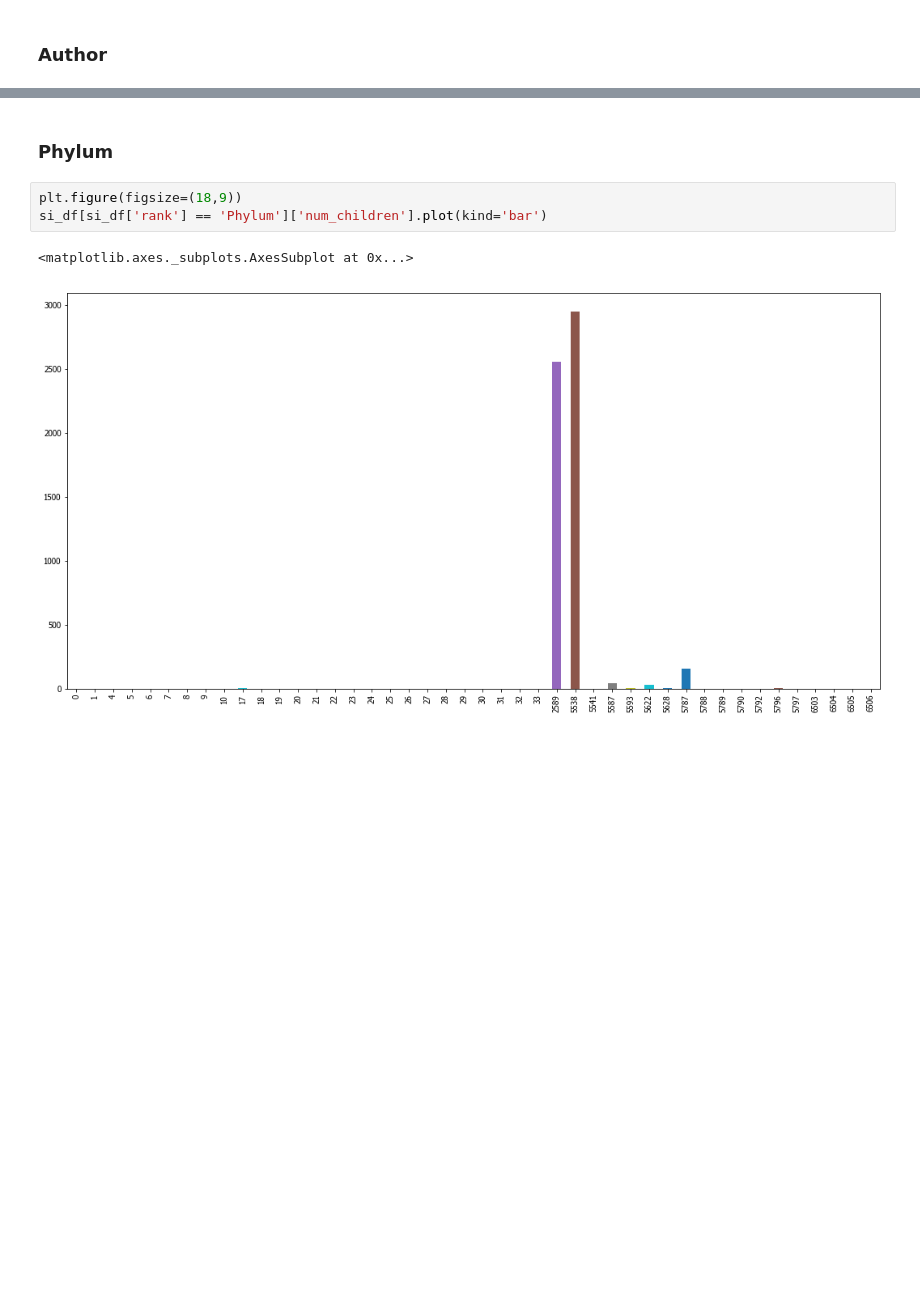
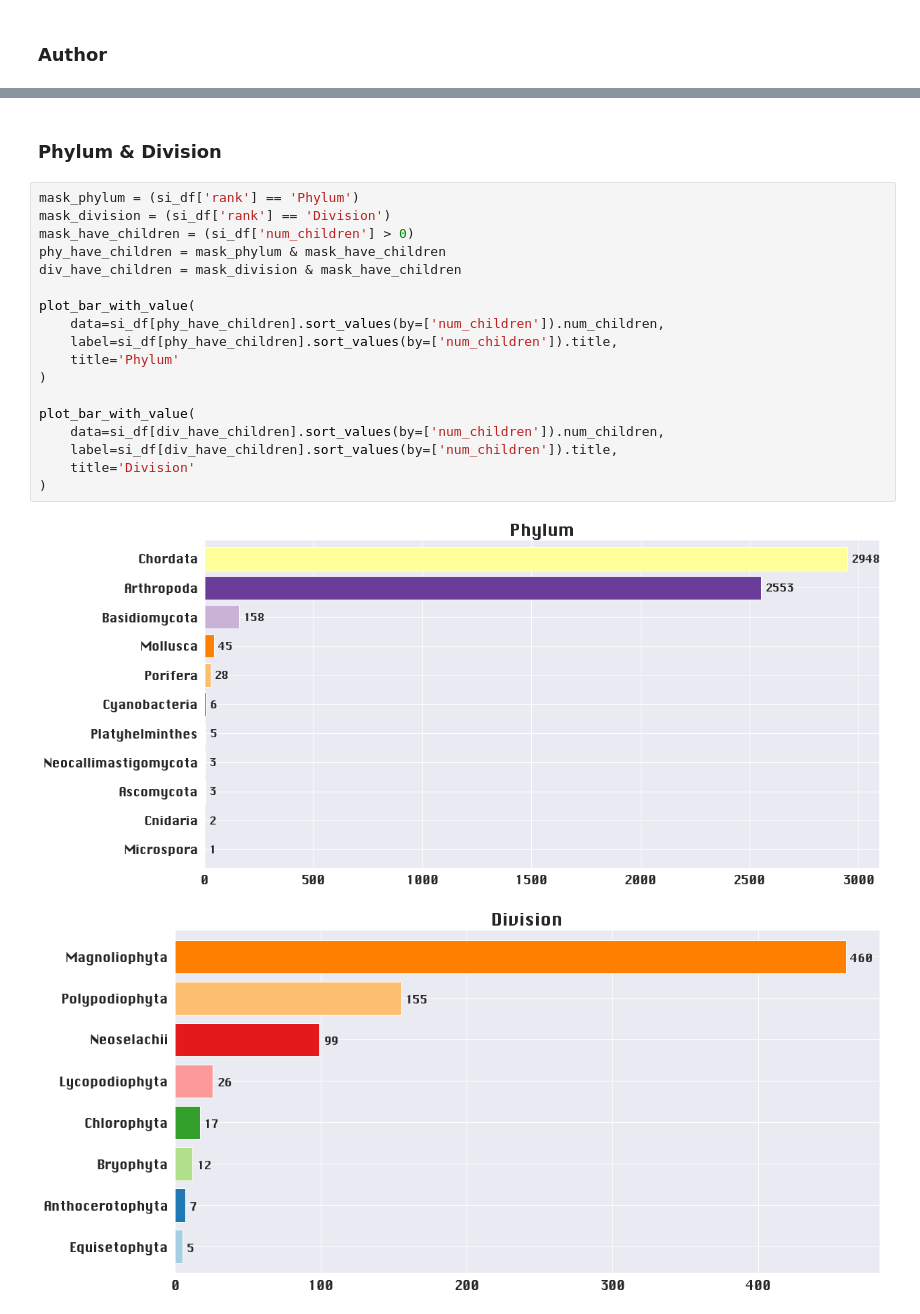
Before and after one commit to bluenex/siamensis-si, a Jupyter notebook: ipynb/si-stats.ipynb, the cells around one changed output, grey strips where cells are left out. Drawn from its saved outputs; the diff is of its cells as text; blank space fills up the shorter version.

```diff
--- a/ipynb/si-stats.ipynb
+++ b/ipynb/si-stats.ipynb
@@ -24,8 +159,23 @@ si_df.groupby('author').id.count().plot(kind='pie')
 # %% [markdown]
-### Phylum
+### Phylum & Division
-# %%
-plt.figure(figsize=(18,9))
-si_df[si_df['rank'] == 'Phylum']['num_children'].plot(kind='bar')
-# %% [output]
-<matplotlib.axes._subplots.AxesSubplot at 0x...>
-[figure, removed]
+# %%
+mask_phylum = (si_df['rank'] == 'Phylum')
+mask_division = (si_df['rank'] == 'Division')
+mask_have_children = (si_df['num_children'] > 0)
+phy_have_children = mask_phylum & mask_have_children
+div_have_children = mask_division & mask_have_children
+
+plot_bar_with_value(
+    data=si_df[phy_have_children].sort_values(by=['num_children']).num_children,
+    label=si_df[phy_have_children].sort_values(by=['num_children']).title,
+    title='Phylum'
+)
+
+plot_bar_with_value(
+    data=si_df[div_have_children].sort_values(by=['num_children']).num_children,
+    label=si_df[div_have_children].sort_values(by=['num_children']).title,
+    title='Division'
+)
+# %% [output]
+[figure, added]
+[figure, added]
```
Also changed, not shown: parts of 13 cells of this notebook, 1 other file.
